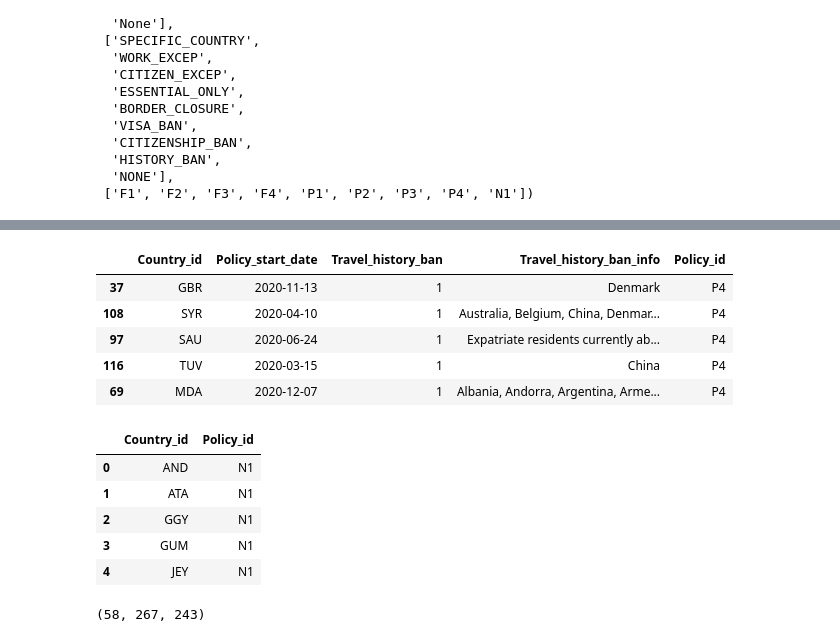
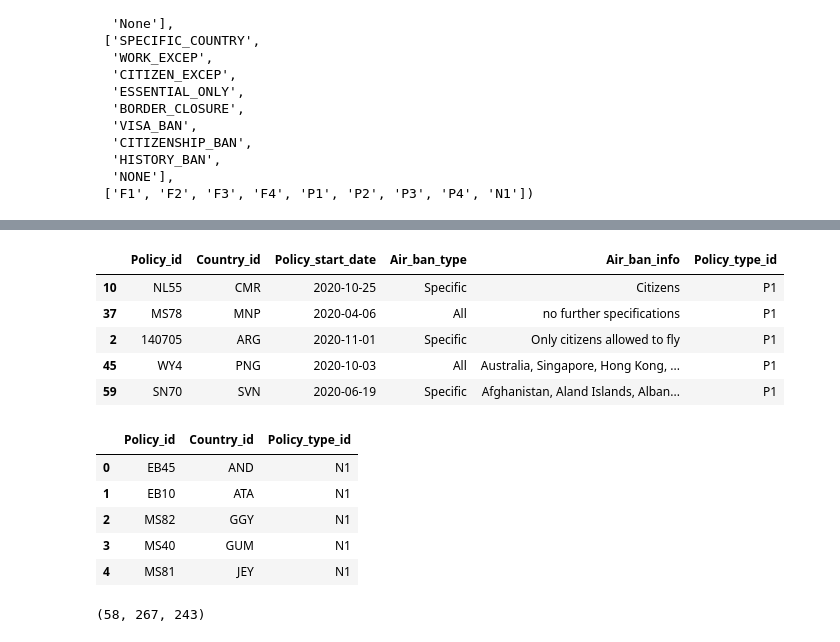
Before and after one commit to sarahDH615/ETL-project, a Jupyter notebook: data/policy_clean.ipynb, the cells around one changed output, grey strips where cells are left out. Cells and saved outputs as stored; diff of their text form; code cells hidden in the pictures.

```diff
--- a/data/policy_clean.ipynb
+++ b/data/policy_clean.ipynb
@@ -34,7 +34,7 @@ Index(['ID', 'COUNTRY_NAME', 'ISO3', 'ISO2', 'POLICY_TYPE', 'POLICY_SUBTYPE',
       dtype='object')
 # %%
 # taking columns subset
-policy_df = policy_df[['COUNTRY_NAME', 'ISO3', 'POLICY_TYPE', 'POLICY_SUBTYPE',
+policy_df = policy_df[['ID', 'COUNTRY_NAME', 'ISO3', 'POLICY_TYPE', 'POLICY_SUBTYPE',
        'START_DATE', 'AIR', 'AIR_TYPE', 'TARGETS_AIR', 'LAND',
        'LAND_TYPE', 'TARGETS_LAND', 'SEA', 'SEA_TYPE', 'TARGETS_SEA',
        'CITIZEN', 'CITIZEN_LIST', 'HISTORY_BAN', 'HISTORY_BAN_LIST', 'REFUGEE',
@@ -53,7 +53,7 @@ Index(['COUNTRY_NAME', 'ISO3', 'POLICY_TYPE', 'POLICY_SUBTYPE', 'START_DATE',
       dtype='object')
 # %%
 # renaming the columns
-policy_df.columns = ['Country', 'Country_id', 'Policy_type', 'Policy_subtype', 'Policy_start_date', 'Air_ban',
+policy_df.columns = ['Policy_id', 'Country', 'Country_id', 'Policy_type', 'Policy_subtype', 'Policy_start_date', 'Air_ban',
                              'Air_ban_type', 'Air_ban_info', 'Land_ban', 'Land_ban_type', 'Land_ban_info',
                              'Sea_ban', 'Sea_ban_type', 'Sea_ban_info','Citizen_ban', 'Citizen_ban_info',
                              'Travel_history_ban', 'Travel_history_ban_info',
@@ -251,6 +247,6 @@ full_closures_df.head()
 # %%
 # separating out only rows where a partial ban was in effect, saving only cols that apply
-partial_closures_df = last_date_df[last_date_df['Policy_type'] == 'PARTIAL'][['Country', 'Country_id', 'Policy_type', 'Policy_subtype',
+partial_closures_df = last_date_df[last_date_df['Policy_type'] == 'PARTIAL'][['Policy_id', 'Country', 'Country_id', 'Policy_type', 'Policy_subtype',
        'Policy_start_date', 'Air_ban', 'Air_ban_type', 'Air_ban_info',
        'Land_ban', 'Land_ban_type', 'Land_ban_info', 'Sea_ban', 'Sea_ban_type',
        'Sea_ban_info', 'Citizen_ban', 'Citizen_ban_info', 'Travel_history_ban',
@@ -368,64 +373,73 @@ full_essential_df['Policy_id'] = 'F4'
 # %%
 # partial closure -- border closure
 # by this point refugee bans are no longer in the dataframe (bans have ended by that time point)
 # split further into air, land, sea
 partial_borders_df = pd.DataFrame(
     partial_closures_df[partial_closures_df['Policy_subtype'] == 'BORDER_CLOSURE'][[
-        'Country_id', 'Policy_start_date', 'Air_ban', 'Air_ban_type', 'Air_ban_info',
+        'Policy_id', 'Country_id', 'Policy_start_date', 'Air_ban', 'Air_ban_type', 'Air_ban_info',
         'Land_ban', 'Land_ban_type', 'Land_ban_info', 'Sea_ban', 'Sea_ban_type', 'Sea_ban_info']]
 )
-partial_borders_df['Policy_id'] = 'P1'
+partial_borders_df['Policy_type_id'] = 'P1'
+
 # # partial -- air
 partial_air_df = pd.DataFrame(partial_borders_df[partial_borders_df['Air_ban'] == 1][[
-    'Country_id', 'Policy_start_date', 'Air_ban', 'Air_ban_type', 'Air_ban_info', 'Policy_id']])
+    'Policy_id', 'Country_id', 'Policy_start_date', 'Air_ban_type', 'Air_ban_info', 'Policy_type_id']]).reset_index(drop=True)
+air_ban_info_list = ['no further specifications' if x == 'no policy' else x for x in partial_air_df['Air_ban_info']]
+partial_air_df['Air_ban_info'] = air_ban_info_list
+
 # # partial -- sea
 partial_sea_df = pd.DataFrame(partial_borders_df[partial_borders_df['Sea_ban'] == 1][[
-    'Country_id', 'Policy_start_date', 'Sea_ban', 'Sea_ban_type', 'Sea_ban_info', 'Policy_id']])
+    'Policy_id', 'Country_id', 'Policy_start_date', 'Sea_ban_type', 'Sea_ban_info', 'Policy_type_id']]).reset_index(drop=True)
+sea_ban_info_list = ['no further specifications' if x == 'no policy' else x for x in partial_sea_df['Sea_ban_info']]
+partial_sea_df['Sea_ban_info'] = sea_ban_info_list
+
 # # partial -- land
 partial_land_df = pd.DataFrame(partial_borders_df[partial_borders_df['Land_ban'] == 1][[
-    'Country_id', 'Policy_start_date', 'Land_ban', 'Land_ban_type', 'Land_ban_info', 'Policy_id']])
+    'Policy_id', 'Country_id', 'Policy_start_date', 'Land_ban_type', 'Land_ban_info', 'Policy_type_id']]).reset_index(drop=True)
+land_ban_info_list = ['no further specifications' if x == 'no policy' else x for x in partial_land_df['Land_ban_info']]
+partial_land_df['Land_ban_info'] = land_ban_info_list
 
 # partial closure -- visa ban
 partial_visa_df = pd.DataFrame(
     partial_closures_df[partial_closures_df['Policy_subtype'] == 'VISA_BAN'][[
-        'Country_id', 'Policy_start_date', 'Visa_ban', 'Visa_ban_list', 'Visa_ban_info']]
-)
-partial_visa_df['Policy_id'] = 'P2'
+        'Policy_id', 'Country_id', 'Policy_start_date', 'Visa_ban_list', 'Visa_ban_info']]
+).reset_index(drop=True)
+partial_visa_df['Policy_type_id'] = 'P2'
 
 # partial closure -- citizenship ban
 partial_citizenship_df = pd.DataFrame(
     partial_closures_df[partial_closures_df['Policy_subtype'] == 'CITIZENSHIP_BAN'][[
-        'Country_id', 'Policy_start_date', 'Citizen_ban', 'Citizen_ban_info']]
-)
-partial_citizenship_df['Policy_id'] = 'P3'
+        'Policy_id', 'Country_id', 'Policy_start_date', 'Citizen_ban_info']]
+).reset_index(drop=True)
+partial_citizenship_df['Policy_type_id'] = 'P3'
 
 # partial closure -- history ban
 partial_history_df = pd.DataFrame(
     partial_closures_df[partial_closures_df['Policy_subtype'] == 'HISTORY_BAN'][[
-        'Country_id', 'Policy_start_date', 'Travel_history_ban', 'Travel_history_ban_info']]
-)
-partial_history_df['Policy_id'] = 'P4'
+        'Policy_id', 'Country_id', 'Policy_start_date', 'Travel_history_ban_info']]
+).reset_index(drop=True)
+partial_history_df['Policy_type_id'] = 'P4'
 
-partial_history_df.sample(5)
+partial_air_df.sample(5)
 # %% [output]
-|  | Country_id | Policy_start_date | Travel_history_ban | Travel_history_ban_info | Policy_id |
-| 37 | GBR | 2020-11-13 | 1 | Denmark | P4 |
-| 108 | SYR | 2020-04-10 | 1 | Australia, Belgium, China, Denmar... | P4 |
-| 97 | SAU | 2020-06-24 | 1 | Expatriate residents currently ab... | P4 |
-| 116 | TUV | 2020-03-15 | 1 | China | P4 |
-| 69 | MDA | 2020-12-07 | 1 | Albania, Andorra, Argentina, Arme... | P4 |
+|  | Policy_id | Country_id | Policy_start_date | Air_ban_type | Air_ban_info | Policy_type_id |
+| 10 | NL55 | CMR | 2020-10-25 | Specific | Citizens | P1 |
+| 37 | MS78 | MNP | 2020-04-06 | All | no further specifications | P1 |
+| 2 | 140705 | ARG | 2020-11-01 | Specific | Only citizens allowed to fly | P1 |
+| 45 | WY4 | PNG | 2020-10-03 | All | Australia, Singapore, Hong Kong, ... | P1 |
+| 59 | SN70 | SVN | 2020-06-19 | Specific | Afghanistan, Aland Islands, Alban... | P1 |
 # %%
 # no closures, adding the policy type
-no_closures_df['Policy_id'] = 'N1'
-no_closures_df = no_closures_df[['Country_id', 'Policy_id']]
+no_closures_df['Policy_type_id'] = 'N1'
+no_closures_df = no_closures_df[['Policy_id', 'Country_id', 'Policy_type_id']]
 no_closures_df.head()
 # %% [output]
-|  | Country_id | Policy_id |
-| 0 | AND | N1 |
-| 1 | ATA | N1 |
-| 2 | GGY | N1 |
-| 3 | GUM | N1 |
-| 4 | JEY | N1 |
+|  | Policy_id | Country_id | Policy_type_id |
+| 0 | EB45 | AND | N1 |
+| 1 | EB10 | ATA | N1 |
+| 2 | MS82 | GGY | N1 |
+| 3 | MS40 | GUM | N1 |
+| 4 | MS81 | JEY | N1 |
 # %%
 # reading in csvs
 vaccinations_df = pd.read_csv('Clean/vaccinations_cleaned.csv')
```
Also changed, not shown: parts of 18 cells of this notebook.
